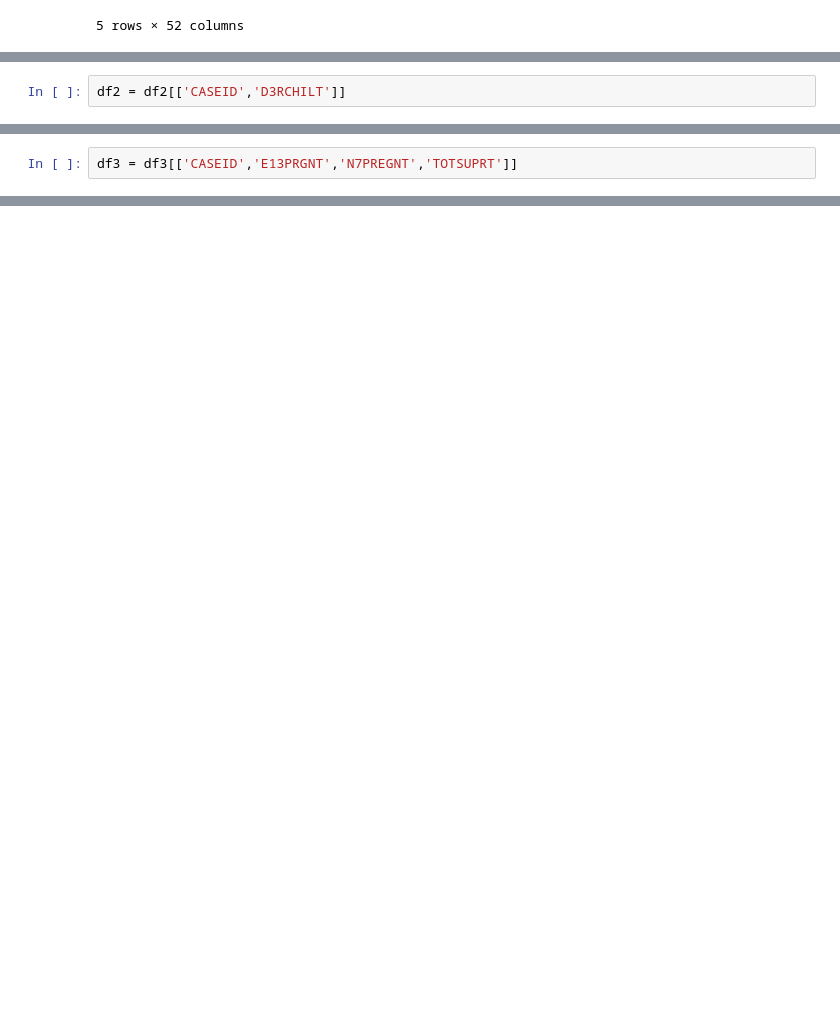
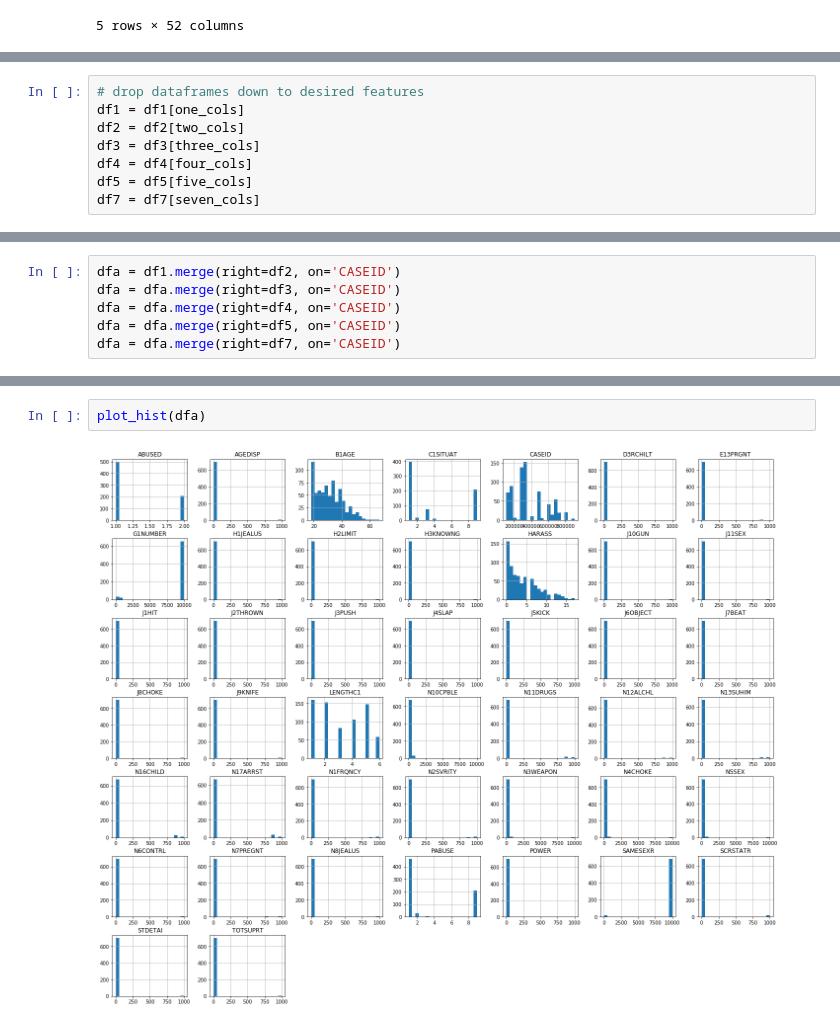
Before and after one commit to codeup-capstone-one/domestic-violence, a Jupyter notebook: jesse_dvproject.ipynb, the cells around one changed output, grey strips where cells are left out. Saved outputs shown, nothing was run; the diff lists cells and outputs as text; blank space fills up the shorter version.

```diff
--- a/jesse_dvproject.ipynb
+++ b/jesse_dvproject.ipynb
@@ -123,2 +43,0 @@ keep2 = ['D3RCHILT']
-# %%
-df2 = df2[['CASEID','D3RCHILT']]
@@ -156,2 +43,0 @@ df3.head()
-# %%
-df3 = df3[['CASEID','E13PRGNT','N7PREGNT','TOTSUPRT']]
@@ -188,0 +109,8 @@ dfn.to_csv("data/1st_half.csv", index=False)
+# %%
+# drop dataframes down to desired features
+df1 = df1[one_cols]
+df2 = df2[two_cols]
+df3 = df3[three_cols]
+df4 = df4[four_cols]
+df5 = df5[five_cols]
+df7 = df7[seven_cols]
@@ -188,0 +131,6 @@ dfn.to_csv("data/1st_half.csv", index=False)
+# %%
+dfa = df1.merge(right=df2, on='CASEID')
+dfa = dfa.merge(right=df3, on='CASEID')
+dfa = dfa.merge(right=df4, on='CASEID')
+dfa = dfa.merge(right=df5, on='CASEID')
+dfa = dfa.merge(right=df7, on='CASEID')
@@ -188,0 +453,4 @@ dfn.to_csv("data/1st_half.csv", index=False)
+# %%
+plot_hist(dfa)
+# %% [output]
+[figure, added]
```
Also changed, not shown: parts of 50 cells of this notebook.
